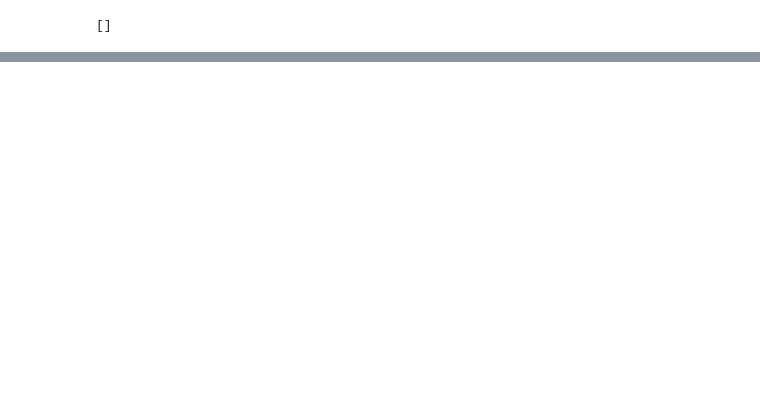
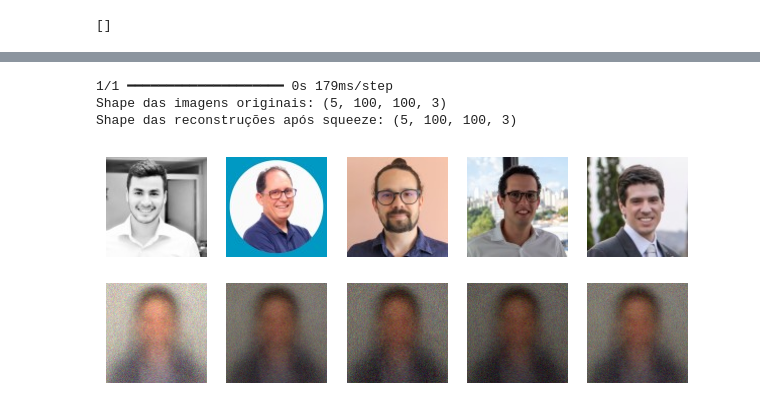
Before and after one commit to DeLucca990/Machine-Learning_Project, a Jupyter notebook: code/sandbox.ipynb, the cells around one changed output, grey strips where cells are left out. Drawn from its saved outputs; the diff is of its cells as text; code cells hidden in the pictures; blank space fills up the shorter version.

```diff
--- a/code/sandbox.ipynb
+++ b/code/sandbox.ipynb
@@ -49,2 +54,8 @@ tf.config.list_physical_devices('GPU')
 # %% [output]
 []
+# %%
+images_dict = dict(images)
+
+df['imagem'] = df['id'].map(images_dict)
+
+print(df.head())
@@ -50,0 +222,50 @@ tf.config.list_physical_devices('GPU')
+# %%
+import numpy as np
+import matplotlib.pyplot as plt
+
+def plot_reconstructions(model, images, n_images=5):
+    # Seleciona as primeiras n_images imagens e transforma em float32
+    images = np.array(images[:n_images]).astype(np.float32)
+
+    # Gera as reconstruções e converte para array
+    reconstructions = np.array(model.predict(images)).astype(np.float32)
+
+    # Remover a dimensão extra das reconstruções
+    reconstructions = np.squeeze(reconstructions, axis=0)
+
+    # Verifica as formas das imagens
+    print(f"Shape das imagens originais: {images.shape}")
+    print(f"Shape das reconstruções após squeeze: {reconstructions.shape}")
+
+    # Normaliza ambas as imagens e reconstruções para o intervalo [0, 1]
+    images = (images - images.min()) / (images.max() - images.min())
+    reconstructions = (reconstructions - reconstructions.min()) / (reconstructions.max() - reconstructions.min())
+
+    # Configura a visualização
+    fig = plt.figure(figsize=(n_images * 1.5, 3))
+
+    for image_index in range(n_images):
+        # Exibe a imagem original
+        plt.subplot(2, n_images, 1 + image_index)
+        if images[image_index].ndim == 3:  # Se for RGB
+            plt.imshow(images[image_index])
+        else:  # Se for escala de cinza
+            plt.imshow(images[image_index], cmap="gray")
+        plt.axis("off")
+
+        # Exibe a imagem reconstruída
+        plt.subplot(2, n_images, 1 + n_images + image_index)
+        if reconstructions[image_index].ndim == 3:  # Se for RGB
+            plt.imshow(reconstructions[image_index])
+        else:  # Se for escala de cinza
+            plt.imshow(reconstructions[image_index], cmap="gray")
+        plt.axis("off")
+
+# Chama a função para exibir as reconstruções
+plot_reconstructions(variational_ae, images=X_valid, n_images=5)
+plt.show()
+# %% [output]
+1/1 ━━━━━━━━━━━━━━━━━━━━ 0s 179ms/step
+Shape das imagens originais: (5, 100, 100, 3)
+Shape das reconstruções após squeeze: (5, 100, 100, 3)
+[figure, added]
```
Also changed, not shown: parts of 14 cells of this notebook.
